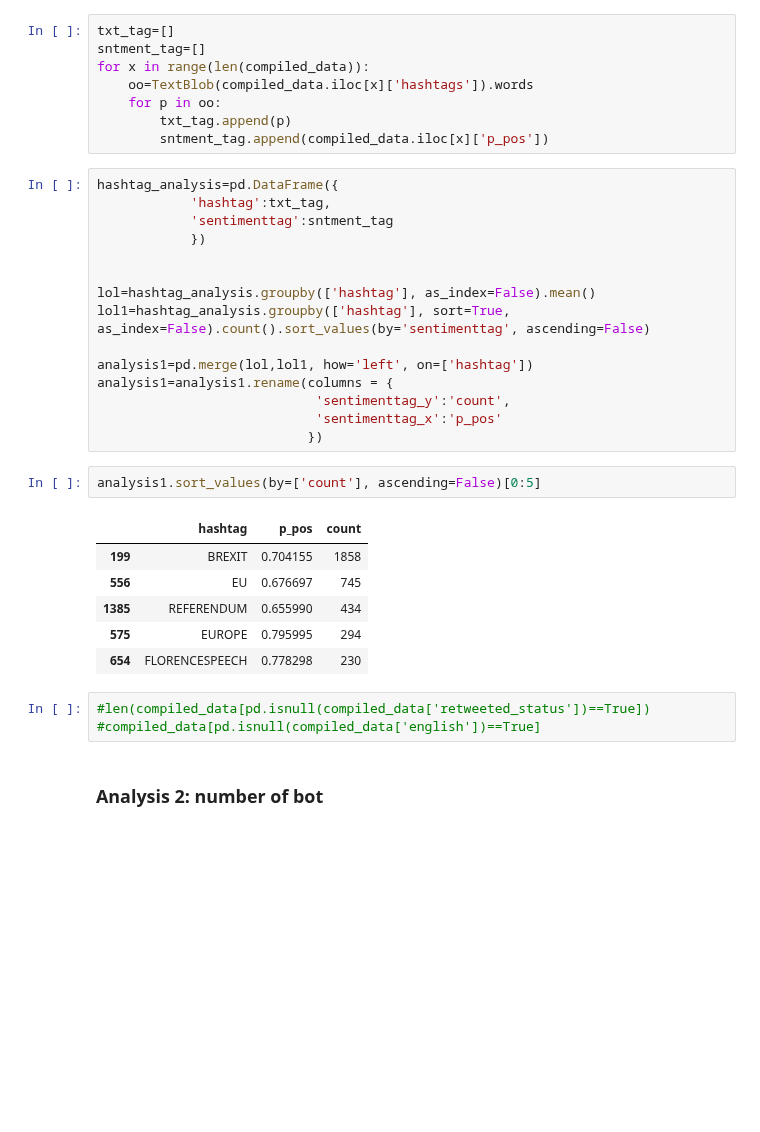
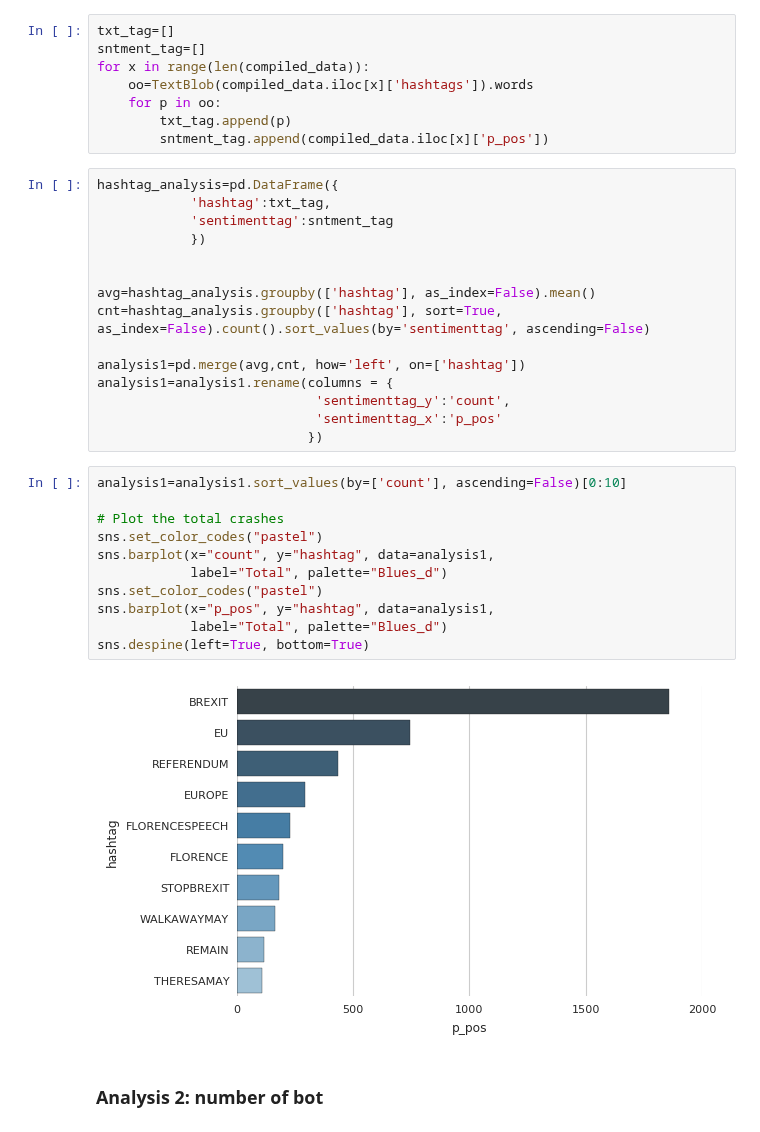
Before and after one commit to indralukmana/twitter-brexit, a Jupyter notebook: iqbal/bot_analysis.ipynb, the cells around one changed output. Saved outputs shown, nothing was run; the diff lists cells and outputs as text; blank space fills up the shorter version.

Commit message:
updating bot analysis file

```diff
--- a/iqbal/bot_analysis.ipynb
+++ b/iqbal/bot_analysis.ipynb
@@ -188,26 +298,27 @@ hashtag_analysis=pd.DataFrame({
             })
 
 
-lol=hashtag_analysis.groupby(['hashtag'], as_index=False).mean()
-lol1=hashtag_analysis.groupby(['hashtag'], sort=True, as_index=False).count().sort_values(by='sentimenttag', ascending=False)
+avg=hashtag_analysis.groupby(['hashtag'], as_index=False).mean()
+cnt=hashtag_analysis.groupby(['hashtag'], sort=True, as_index=False).count().sort_values(by='sentimenttag', ascending=False)
 
-analysis1=pd.merge(lol,lol1, how='left', on=['hashtag'])
+analysis1=pd.merge(avg,cnt, how='left', on=['hashtag'])
 analysis1=analysis1.rename(columns = {
                             'sentimenttag_y':'count',
                             'sentimenttag_x':'p_pos'
                            })
-# %%
-analysis1.sort_values(by=['count'], ascending=False)[0:5]
-# %% [output]
-|  | hashtag | p_pos | count |
-| 199 | BREXIT | 0.704155 | 1858 |
-| 556 | EU | 0.676697 | 745 |
-| 1385 | REFERENDUM | 0.655990 | 434 |
-| 575 | EUROPE | 0.795995 | 294 |
-| 654 | FLORENCESPEECH | 0.778298 | 230 |
-# %%
-#len(compiled_data[pd.isnull(compiled_data['retweeted_status'])==True])
-#compiled_data[pd.isnull(compiled_data['english'])==True]
+# %%
+analysis1=analysis1.sort_values(by=['count'], ascending=False)[0:10]
+
+# Plot the total crashes
+sns.set_color_codes("pastel")
+sns.barplot(x="count", y="hashtag", data=analysis1,
+            label="Total", palette="Blues_d")
+sns.set_color_codes("pastel")
+sns.barplot(x="p_pos", y="hashtag", data=analysis1,
+            label="Total", palette="Blues_d")
+sns.despine(left=True, bottom=True)
+# %% [output]
+[figure, added]
 # %% [markdown]
 <h3>Analysis 2: number of bot</h3>
 # %%
```
Also changed, not shown: parts of 37 cells of this notebook.
